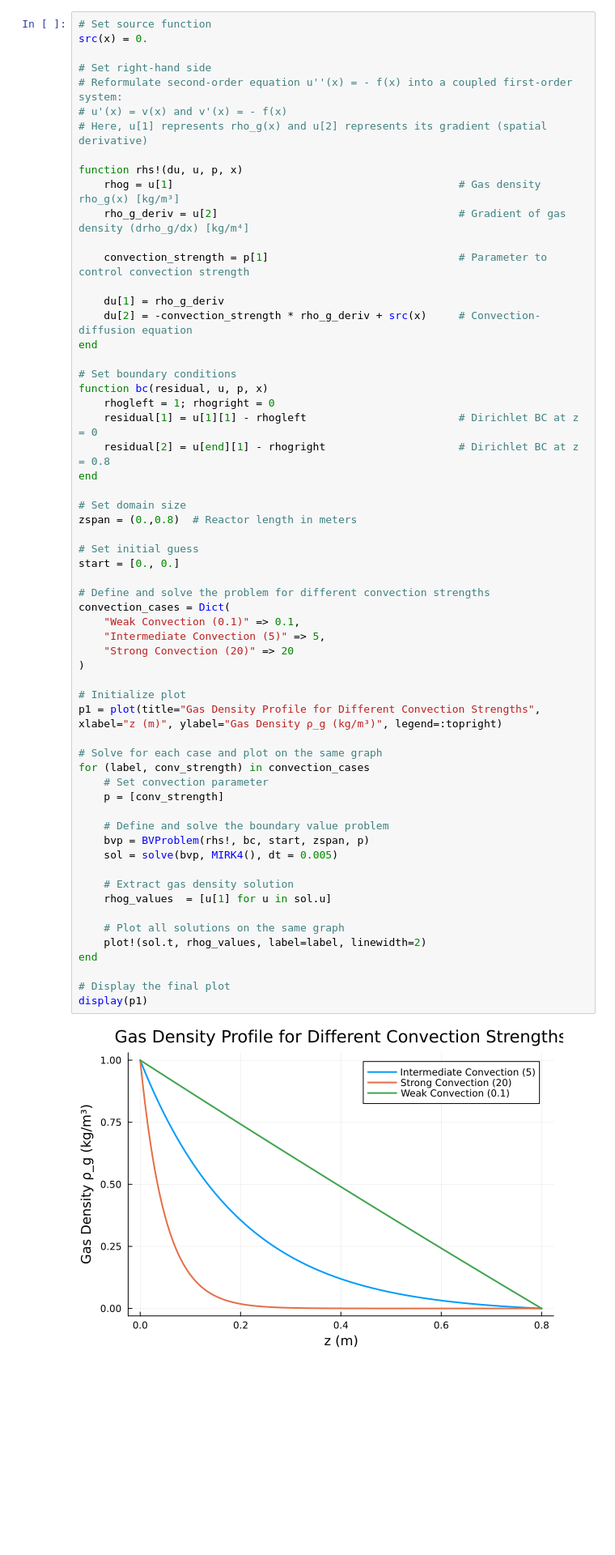
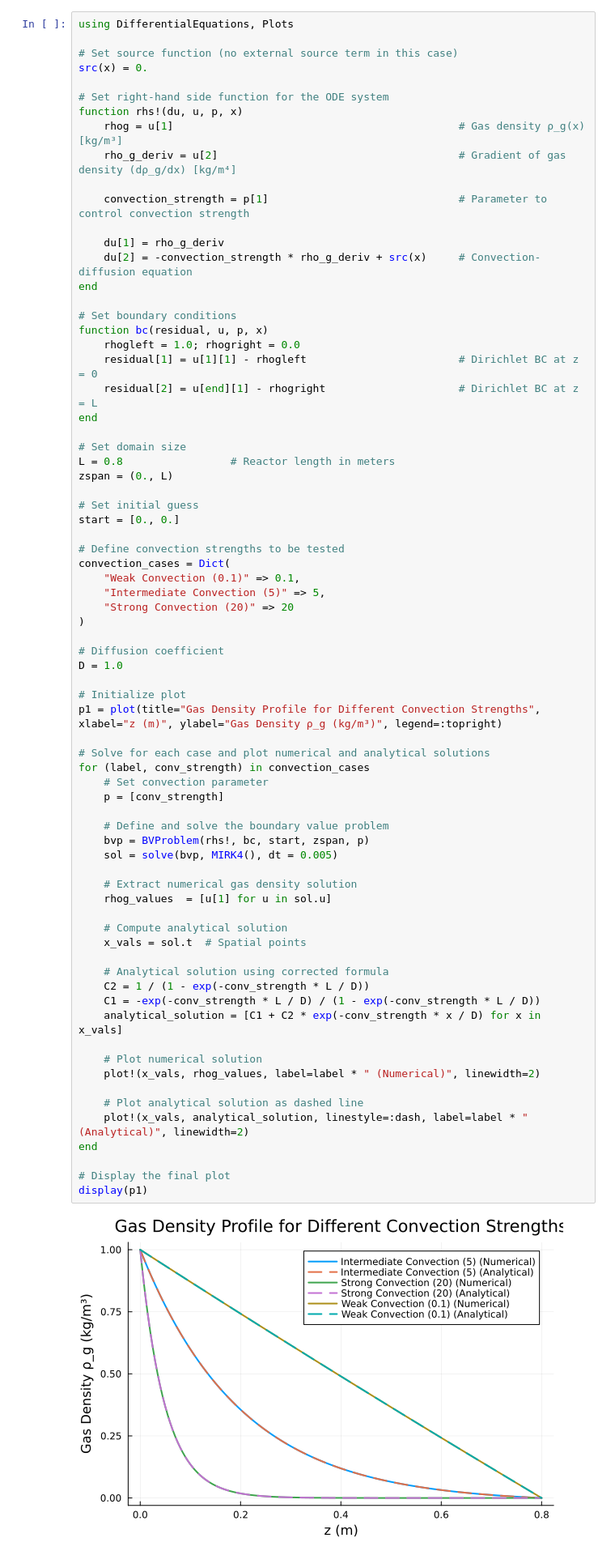
Before and after one commit to AnouchkaDESMETTRE/HydrogenProject, a Jupyter notebook: HydrogenProject.ipynb, the cells around one changed output. Shown at 81% size. Saved outputs shown, nothing was run; the diff lists cells and outputs as text; blank space fills up the shorter version.

```diff
--- a/HydrogenProject.ipynb
+++ b/HydrogenProject.ipynb
@@ -791,17 +858,15 @@ $$
 \frac{dv}{dz} = -\frac{u_z}{D} v - \frac{\dot{m}}{D}
 $$
 # %%
-# Set source function
+using DifferentialEquations, Plots
+
+# Set source function (no external source term in this case)
 src(x) = 0.
 
-# Set right-hand side
-# Reformulate second-order equation u''(x) = - f(x) into a coupled first-order system:
-# u'(x) = v(x) and v'(x) = - f(x)
-# Here, u[1] represents rho_g(x) and u[2] represents its gradient (spatial derivative)
-
+# Set right-hand side function for the ODE system
 function rhs!(du, u, p, x)
-    rhog = u[1]                                             # Gas density rho_g(x) [kg/m³]
-    rho_g_deriv = u[2]                                      # Gradient of gas density (drho_g/dx) [kg/m⁴]
+    rhog = u[1]                                             # Gas density ρ_g(x) [kg/m³]
+    rho_g_deriv = u[2]                                      # Gradient of gas density (dρ_g/dx) [kg/m⁴]
 
     convection_strength = p[1]                              # Parameter to control convection strength
 
@@ -811,45 +876,60 @@ end
 
 # Set boundary conditions
 function bc(residual, u, p, x)
-    rhogleft = 1; rhogright = 0
+    rhogleft = 1.0; rhogright = 0.0
     residual[1] = u[1][1] - rhogleft                        # Dirichlet BC at z = 0
-    residual[2] = u[end][1] - rhogright                     # Dirichlet BC at z = 0.8
+    residual[2] = u[end][1] - rhogright                     # Dirichlet BC at z = L
 end
 
 # Set domain size
-zspan = (0.,0.8)  # Reactor length in meters
+L = 0.8                 # Reactor length in meters
+zspan = (0., L)
 
 # Set initial guess
 start = [0., 0.]
 
-# Define and solve the problem for different convection strengths
+# Define convection strengths to be tested
 convection_cases = Dict(
     "Weak Convection (0.1)" => 0.1,
     "Intermediate Convection (5)" => 5,
     "Strong Convection (20)" => 20
 )
 
+# Diffusion coefficient
+D = 1.0
+
 # Initialize plot
 p1 = plot(title="Gas Density Profile for Different Convection Strengths", xlabel="z (m)", ylabel="Gas Density ρ_g (kg/m³)", legend=:topright)
 
-# Solve for each case and plot on the same graph
+# Solve for each case and plot numerical and analytical solutions
 for (label, conv_strength) in convection_cases
     # Set convection parameter
     p = [conv_strength]
 
     # Define and solve the boundary value problem
     bvp = BVProblem(rhs!, bc, start, zspan, p)
     sol = solve(bvp, MIRK4(), dt = 0.005)
 
-    # Extract gas density solution
+    # Extract numerical gas density solution
     rhog_values  = [u[1] for u in sol.u]
 
-    # Plot all solutions on the same graph
-    plot!(sol.t, rhog_values, label=label, linewidth=2)
+    # Compute analytical solution
+    x_vals = sol.t  # Spatial points
+
+    # Analytical solution using corrected formula
+    C2 = 1 / (1 - exp(-conv_strength * L / D))
+    C1 = -exp(-conv_strength * L / D) / (1 - exp(-conv_strength * L / D))
+    analytical_solution = [C1 + C2 * exp(-conv_strength * x / D) for x in x_vals]
+
+    # Plot numerical solution
+    plot!(x_vals, rhog_values, label=label * " (Numerical)", linewidth=2)
+
+    # Plot analytical solution as dashed line
+    plot!(x_vals, analytical_solution, linestyle=:dash, label=label * " (Analytical)", linewidth=2)
 end
 
 # Display the final plot
 display(p1)
 # %% [output]
-[figure, old version]
+[figure, new version]
 # %% [markdown]
```
Also changed, not shown: parts of 2 cells of this notebook.
